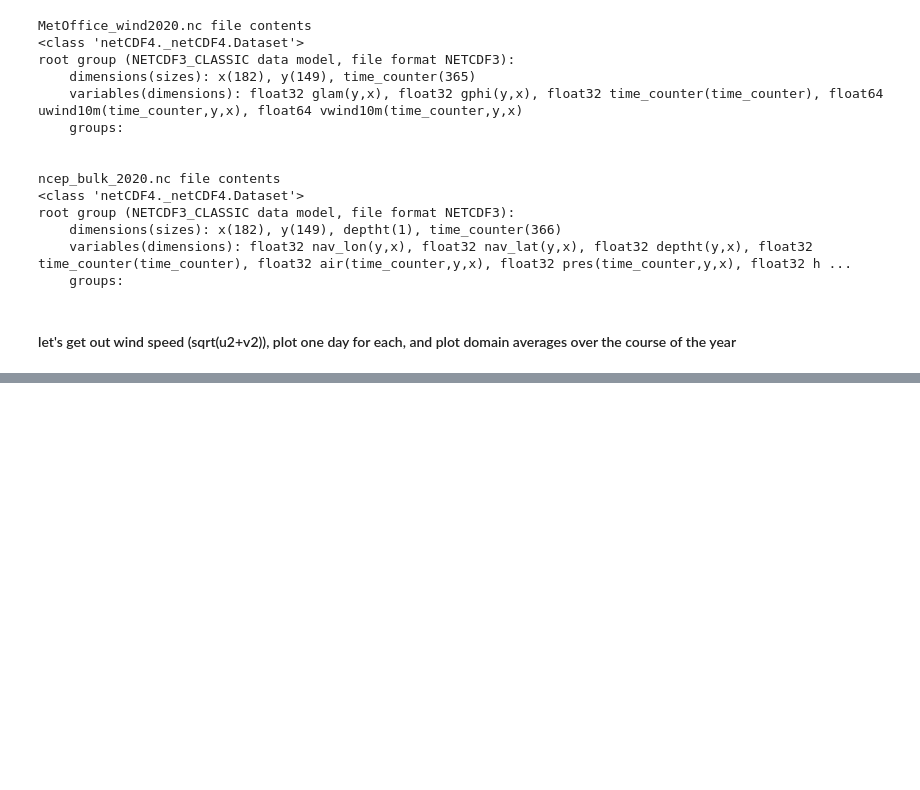
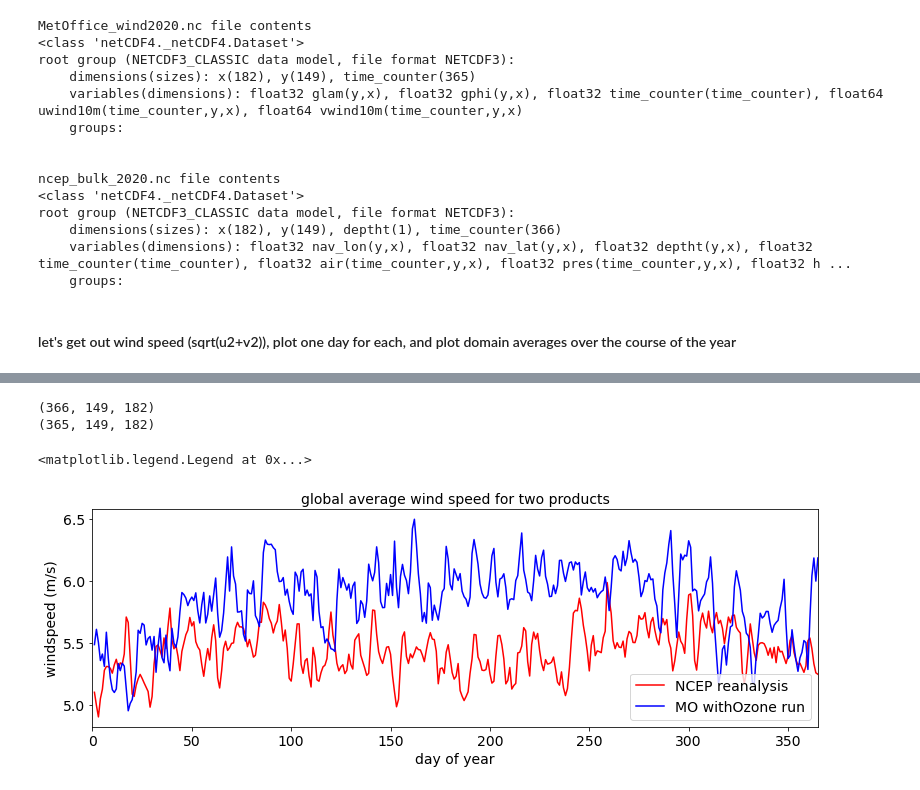
Before and after one commit to tjarnikova/SOZONE, a Jupyter notebook: Forcing_familiarization.ipynb, the cells around one changed output, grey strips where cells are left out. Saved outputs shown, nothing was run; the diff lists cells and outputs as text; code cells hidden in the pictures; blank space fills up the shorter version.

```diff
--- a/Forcing_familiarization.ipynb
+++ b/Forcing_familiarization.ipynb
@@ -108,0 +147,22 @@ axs = axs.ravel()
+# %%
+print(np.shape(NCEP_wspd))
+NCEP_wspd_mean = np.nanmean(np.nanmean(NCEP_wspd, axis = 1),axis = 1)
+print(np.shape(MO_wspd))
+MO_wspd_mean = np.nanmean(np.nanmean(MO_wspd, axis = 1),axis = 1)
+# %% [output]
+(366, 149, 182)
+(365, 149, 182)
+# %%
+fact = 0.5; fs = 14
+fig, axs = plt.subplots(1,1, figsize=(26*fact, 8*fact), facecolor='w', edgecolor='k')
+daze = np.arange(1,366,1)
+axs.plot(daze,NCEP_wspd_mean[0:365], color = 'red', label = 'NCEP reanalysis')
+axs.plot(daze,MO_wspd_mean[0:365], color = 'blue', label = 'MO withOzone run')
+axs.set_xlim([0,365])
+axs.set_xlabel('day of year', fontsize = fs)
+axs.set_ylabel('windspeed (m/s)', fontsize = fs)
+axs.set_title('global average wind speed for two products', fontsize = fs)
+axs.legend(fontsize = fs)
+# %% [output]
+<matplotlib.legend.Legend at 0x...>
+[figure, added]
```
Also changed, not shown: parts of 8 cells of this notebook.
